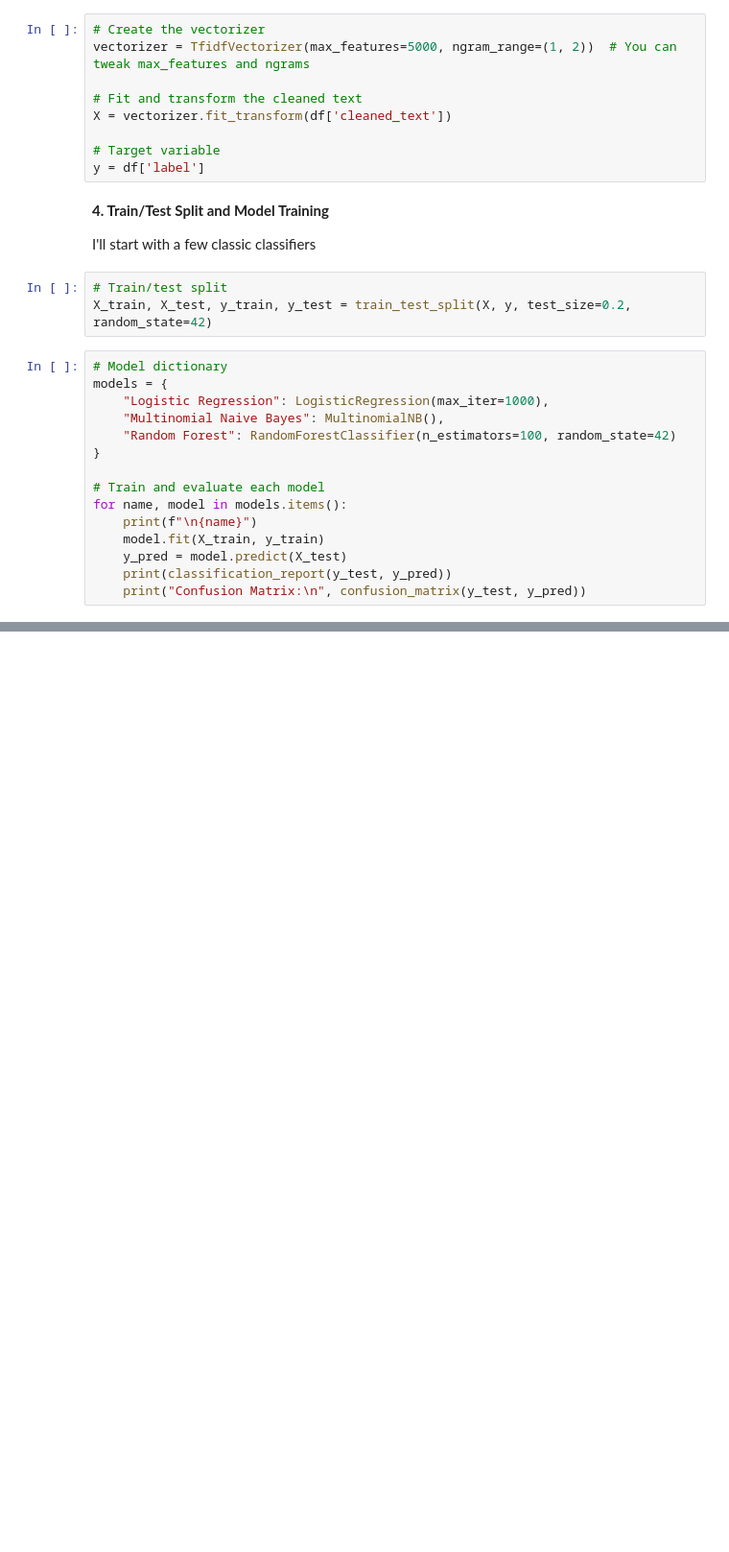
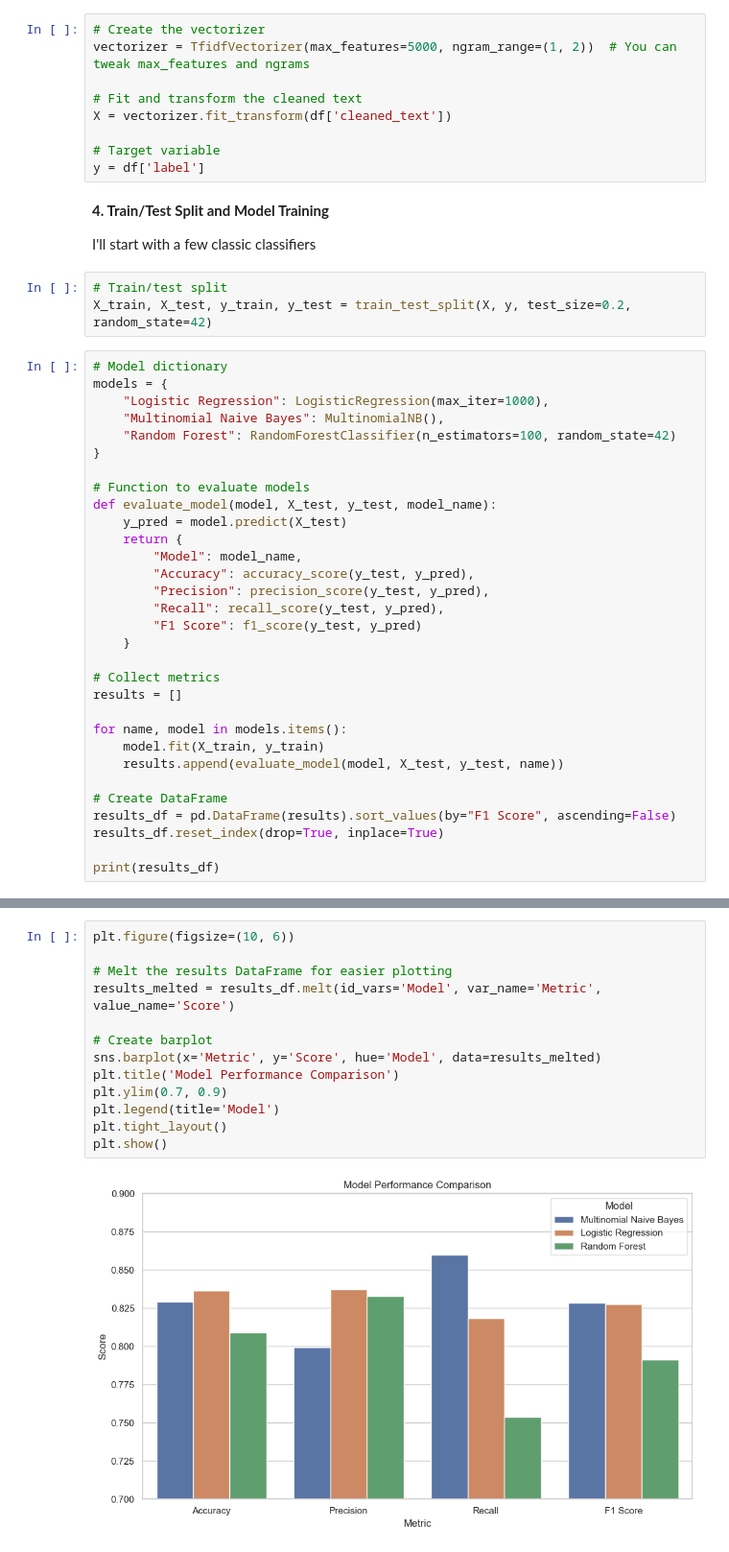
Before and after one commit to mandele1999/sentiment-classification, a Jupyter notebook: notebooks/01_eda_and_modeling.ipynb, the cells around one changed output, grey strips where cells are left out. Shown: that part at 96% size. Cells and saved outputs as stored; diff of their text form; blank space fills up the shorter version.

```diff
--- a/notebooks/01_eda_and_modeling.ipynb
+++ b/notebooks/01_eda_and_modeling.ipynb
@@ -148,11 +149,27 @@ models = {
     "Random Forest": RandomForestClassifier(n_estimators=100, random_state=42)
 }
 
-# Train and evaluate each model
+# Function to evaluate models
+def evaluate_model(model, X_test, y_test, model_name):
+    y_pred = model.predict(X_test)
+    return {
+        "Model": model_name,
+        "Accuracy": accuracy_score(y_test, y_pred),
+        "Precision": precision_score(y_test, y_pred),
+        "Recall": recall_score(y_test, y_pred),
+        "F1 Score": f1_score(y_test, y_pred)
+    }
+
+# Collect metrics
+results = []
+
 for name, model in models.items():
-    print(f"\n{name}")
     model.fit(X_train, y_train)
-    y_pred = model.predict(X_test)
-    print(classification_report(y_test, y_pred))
-    print("Confusion Matrix:\n", confusion_matrix(y_test, y_pred))
+    results.append(evaluate_model(model, X_test, y_test, name))
+
+# Create DataFrame
+results_df = pd.DataFrame(results).sort_values(by="F1 Score", ascending=False)
+results_df.reset_index(drop=True, inplace=True)
+
+print(results_df)
 # %% [output]
@@ -175,0 +190,15 @@ Confusion Matrix:
+# %%
+plt.figure(figsize=(10, 6))
+
+# Melt the results DataFrame for easier plotting
+results_melted = results_df.melt(id_vars='Model', var_name='Metric', value_name='Score')
+
+# Create barplot
+sns.barplot(x='Metric', y='Score', hue='Model', data=results_melted)
+plt.title('Model Performance Comparison')
+plt.ylim(0.7, 0.9)
+plt.legend(title='Model')
+plt.tight_layout()
+plt.show()
+# %% [output]
+[figure, added]
```
Also changed, not shown: parts of 5 cells of this notebook.
